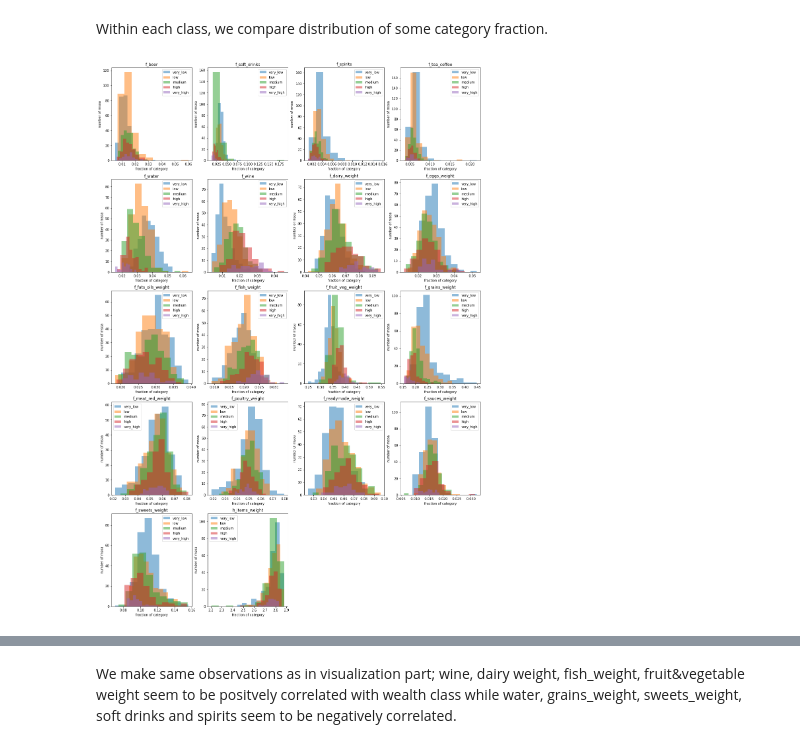
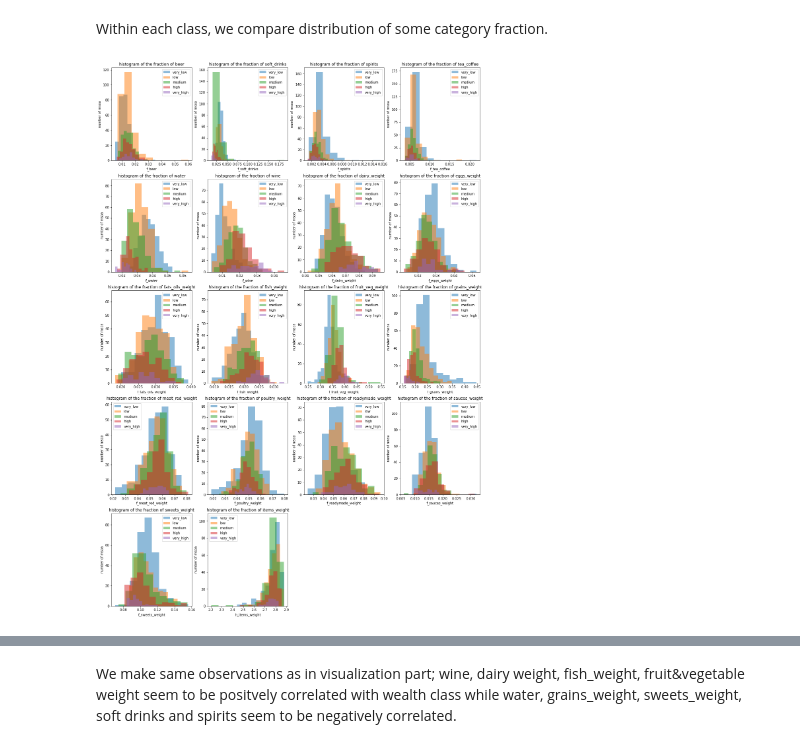
Before and after one commit to epfl-ada/ada-2020-project-milestone-p3-p3_adacadabra, a Jupyter notebook: extension.ipynb, the cells around one changed output, grey strips where cells are left out. Drawn from its saved outputs; the diff is of its cells as text; code cells hidden in the pictures.

```diff
--- a/extension.ipynb
+++ b/extension.ipynb
@@ -471,18 +467,41 @@ To verify both hypotheses, we proced in two steps:
 #### We define a function for each part:
 #TODO comment methods
 # %%
-def a_hist_plots(main_df, categories_names, wealth_class_labels):
+def a_hist_plots(main_df, categories_names, wealth_class_labels,plot_type='hist'):
+    """
+    The function plots a grid of histograms, each time ploting an histogram of the columns of the given
+    dataframe whose name is in categories_names, for each differente wealth_class.
+
+    Args:
+        - main_df : the pandas dataframe having a wealth_class and the categories_names
+        - categories_names : the list of categories to be ploted
+        - wealth_class_labels : the wealth class labels
+    """
+    #set the width of the grid to a constant
     width=4
+    #set the vetiacl number of plot accordingly
     height=math.ceil(len(categories_names)/width)
 
+    #set up the figure size
     f = plt.figure(figsize=(20,6*height))
 
+    #iterate over the categories to consider
     for idx_c,c in enumerate(categories_names):
+        #add a plot at the correct place
         ax= f.add_subplot(height,width,idx_c+1)
+        #iterate over the wealth class
         for wc in range(len(main_df.wealth_class.unique())):
-            ax.hist(main_df[main_df.wealth_class==wc][c], alpha=0.5, label=wealth_class_labels[wc])
-        plt.title(c)
-        plt.xlabel("fraction of category")
+            #plot the histogram
+            if plot_type=="hist":
+                ax.hist(main_df[main_df.wealth_class==wc][c], alpha=0.5, label=wealth_class_labels[wc])
+            elif plot_type=="kde":
+                sns.kdeplot(main_df[main_df.wealth_class==wc][c],
+                            label=wealth_class_labels[wc],ax=ax,color=color_set[wc])
+            else:
+                raise NotImplementedError
+
+        plt.title("histogram of the fraction of "+c[2:])
+        plt.xlabel(c)
         plt.ylabel("number of msoa")
         plt.legend()
     plt.show()
@@ -537,6 +612,6 @@ def c_logistic_regression(main_df, categories_names):
 # %% [markdown]
 Within each class, we compare distribution of some category fraction.
 # %%
-a_hist_plots(main_df, categories_names, wealth_class_labels)
+a_hist_plots(main_df, categories_names, wealth_class_labels,plot_type="hist")
 # %% [output]
-[figure, old version]
+[figure, new version]
```
Also changed, not shown: parts of 17 cells of this notebook.
